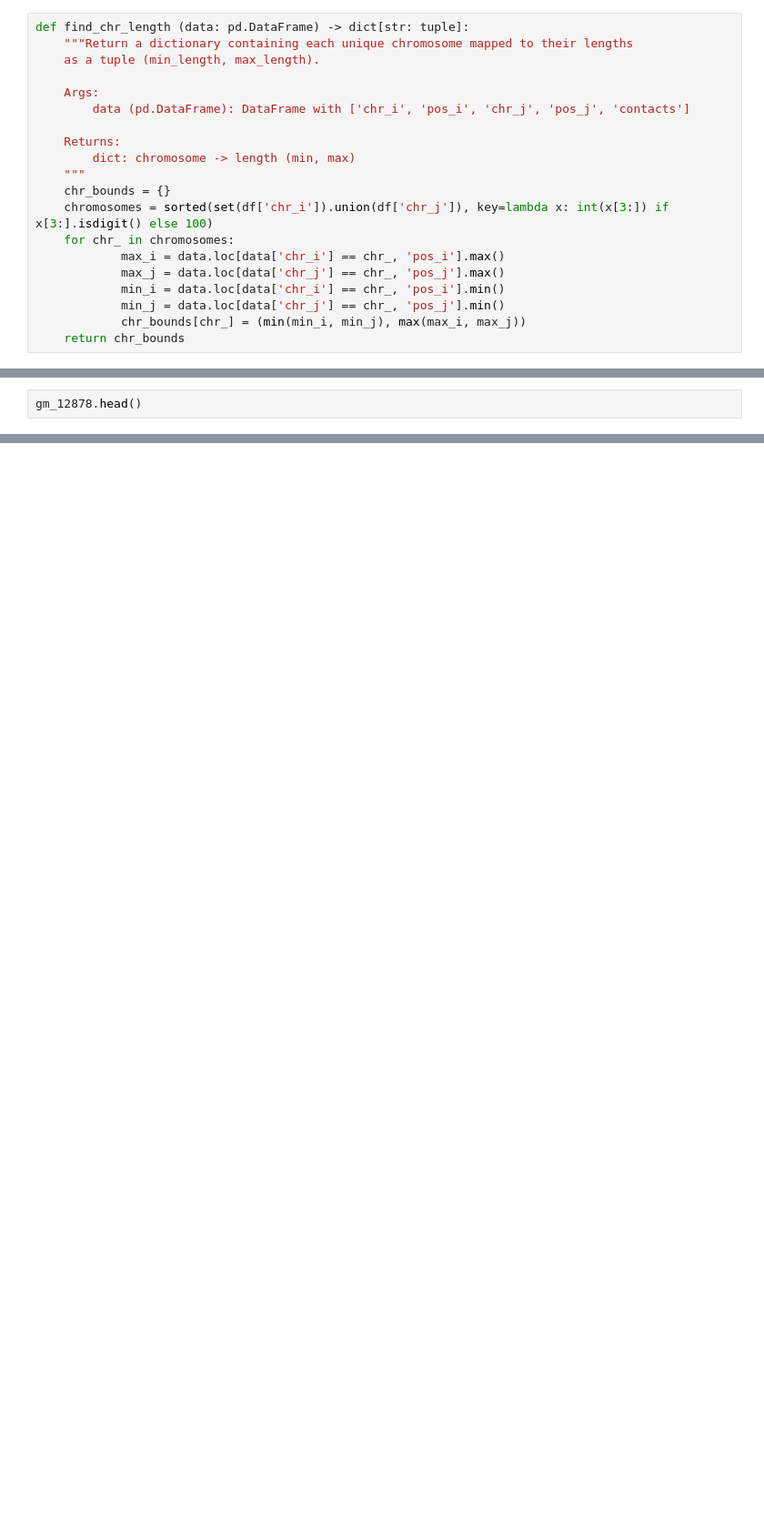
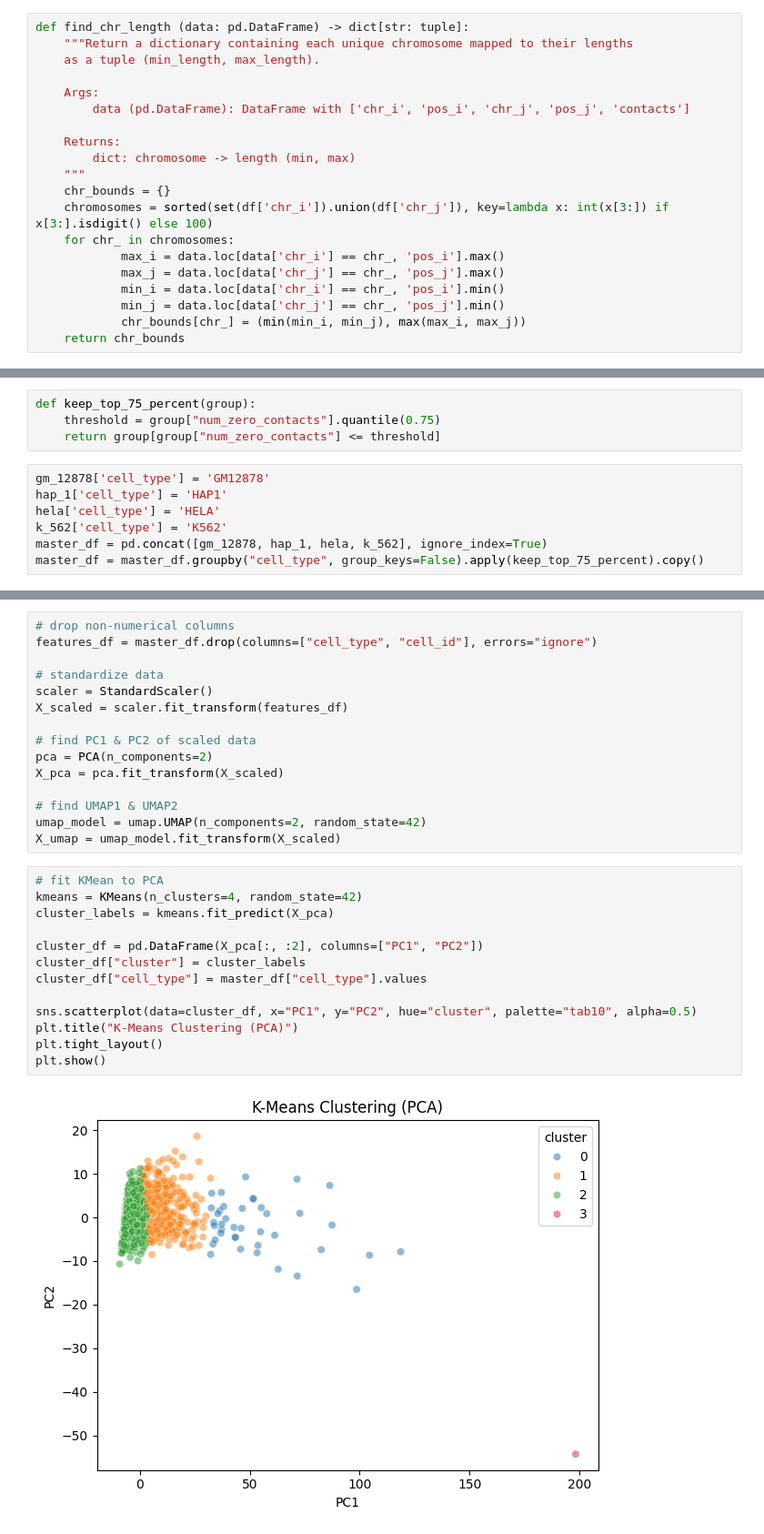
Before and after one commit to saladinshaurov/hic-cell-classification, a Jupyter notebook: notebooks/matrix-chromosome.ipynb, the cells around one changed output, grey strips where cells are left out. Shown: that part at 91% size. Cells and saved outputs as stored; diff of their text form; blank space fills up the shorter version.

Commit message:
Filter, PCA, UMAP, KMeans, DBSCAN

```diff
--- a/notebooks/matrix-chromosome.ipynb
+++ b/notebooks/matrix-chromosome.ipynb
@@ -274,5 +246,14 @@ gm_12878 = read_all_in_cell_type(folder_path='/Users/salah/Documents/hic-cell-cl
 hap_1 = read_all_in_cell_type(folder_path='/Users/salah/Documents/hic-cell-classification/data/HAP1')
 hela = read_all_in_cell_type(folder_path='/Users/salah/Documents/hic-cell-classification/data/Hela')
 k_562 = read_all_in_cell_type(folder_path='/Users/salah/Documents/hic-cell-classification/data/K562')
+# %%
+def keep_top_75_percent(group):
+    threshold = group["num_zero_contacts"].quantile(0.75)
+    return group[group["num_zero_contacts"] <= threshold]
 # %%
-gm_12878.head()
+gm_12878['cell_type'] = 'GM12878'
+hap_1['cell_type'] = 'HAP1'
+hela['cell_type'] = 'HELA'
+k_562['cell_type'] = 'K562'
+master_df = pd.concat([gm_12878, hap_1, hela, k_562], ignore_index=True)
+master_df = master_df.groupby("cell_type", group_keys=False).apply(keep_top_75_percent).copy()
@@ -355,0 +260,30 @@ for col in stats:
+# %%
+# drop non-numerical columns
+features_df = master_df.drop(columns=["cell_type", "cell_id"], errors="ignore")
+
+# standardize data
+scaler = StandardScaler()
+X_scaled = scaler.fit_transform(features_df)
+
+# find PC1 & PC2 of scaled data
+pca = PCA(n_components=2)
+X_pca = pca.fit_transform(X_scaled)
+
+# find UMAP1 & UMAP2
+umap_model = umap.UMAP(n_components=2, random_state=42)
+X_umap = umap_model.fit_transform(X_scaled)
+# %%
+# fit KMean to PCA
+kmeans = KMeans(n_clusters=4, random_state=42)
+cluster_labels = kmeans.fit_predict(X_pca)
+
+cluster_df = pd.DataFrame(X_pca[:, :2], columns=["PC1", "PC2"])
+cluster_df["cluster"] = cluster_labels
+cluster_df["cell_type"] = master_df["cell_type"].values
+
+sns.scatterplot(data=cluster_df, x="PC1", y="PC2", hue="cluster", palette="tab10", alpha=0.5)
+plt.title("K-Means Clustering (PCA)")
+plt.tight_layout()
+plt.show()
+# %% [output]
+[figure, added]
```
Also changed, not shown: parts of 18 cells of this notebook, 1 other file.
